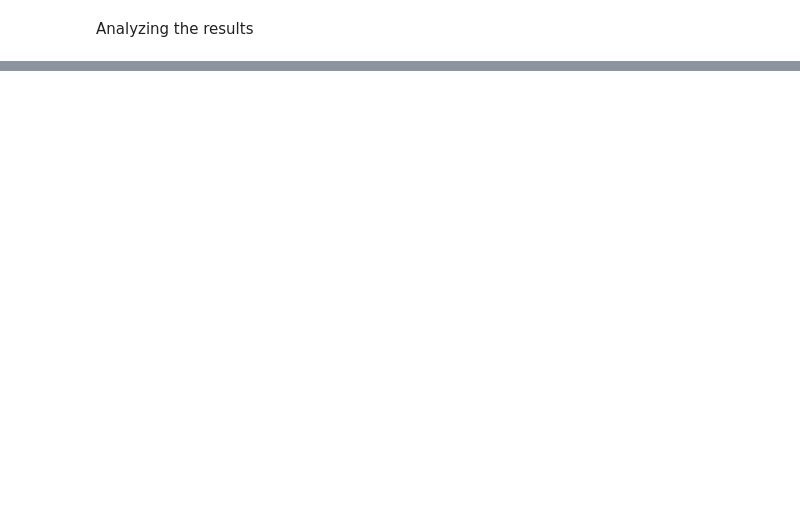
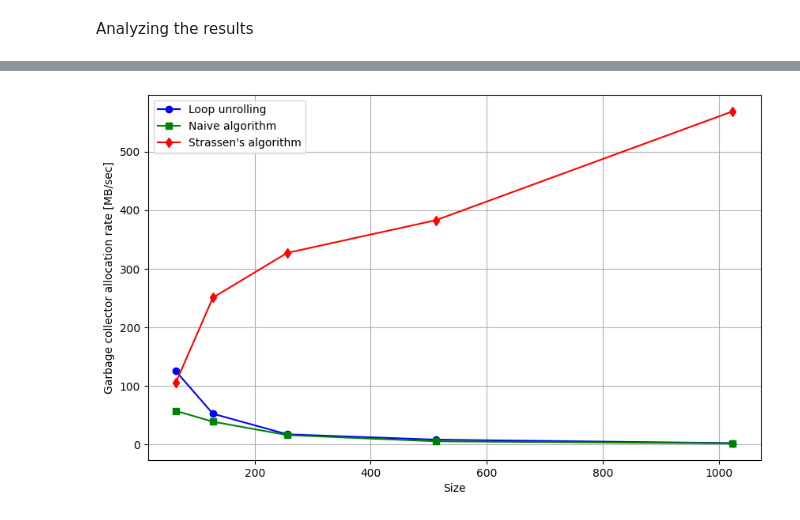
Before and after one commit to radoslawazukowska/ulpgc-big-data-ind, a Jupyter notebook: Assignment 2/BD_indv_stage2/results.ipynb, the cells around one changed output, grey strips where cells are left out. Saved outputs shown, nothing was run; the diff lists cells and outputs as text; code cells hidden in the pictures; blank space fills up the shorter version.

```diff
--- a/Assignment 2/BD_indv_stage2/results.ipynb
+++ b/Assignment 2/BD_indv_stage2/results.ipynb
@@ -63,0 +65,27 @@ plt.show()
+# %%
+test_types = ['testLoop', 'testNaive', 'testStrassen']
+markers = ['o', 's', 'd']  # Different markers for each test type
+colors = ['b', 'g', 'r']  # Different colors for each test type
+labels = ['Loop unrolling', 'Naive algorithm', 'Strassen\'s algorithm']
+
+# Initialize the plot
+plt.figure(figsize=(10, 6))
+
+# Loop over each test type and plot the data
+for test_type, marker, color, label in zip(test_types, markers, colors, labels):
+    sizes = [int(size) for size in data[test_type]['·gc.alloc.rate']['size']]
+    scores = [float(score) for score in data[test_type]['·gc.alloc.rate']['score']]
+
+    # Plot the data for this test type
+    plt.plot(sizes, scores, marker=marker, linestyle='-', color=color, label=label)
+
+# Add labels and title
+plt.xlabel('Size')
+plt.ylabel('Garbage collector allocation rate [MB/sec]')
+
+# Add grid, legend, and display the plot
+plt.grid(True)
+plt.legend()
+plt.show()
+# %% [output]
+[figure, added]
```
Also changed, not shown: parts of 15 cells of this notebook, 45 other files.
